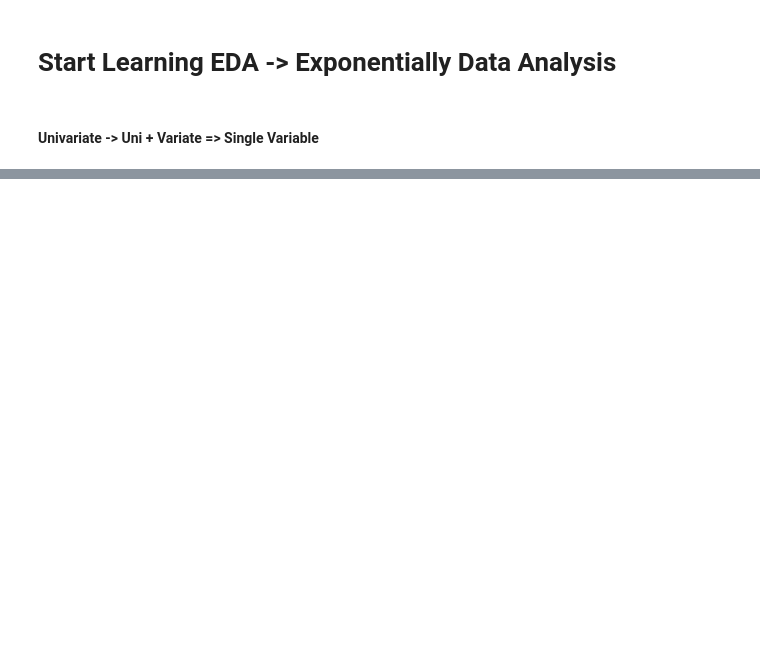
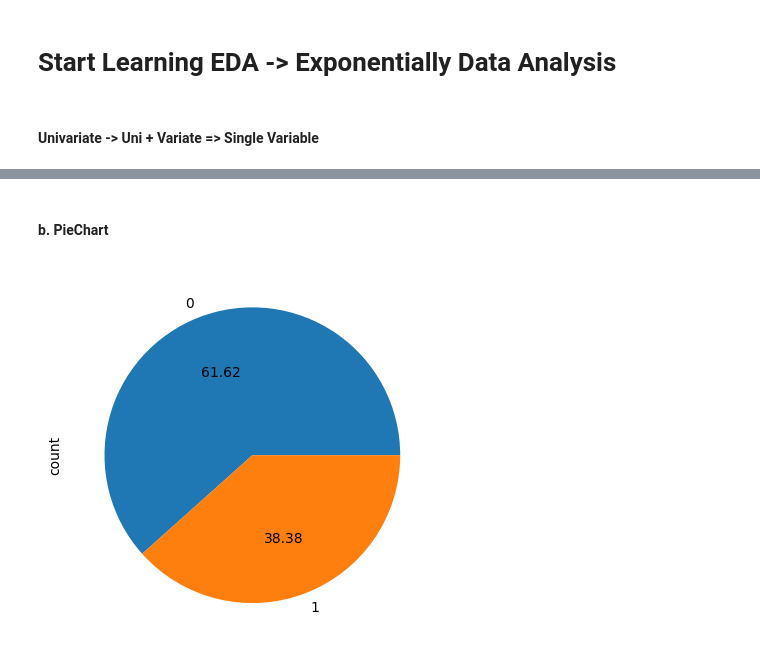
Before and after one commit to PralayeshMukherjee/Machine_Learning, a Jupyter notebook: UnderStandingData/univariateEDA.ipynb, the cells around one changed output, grey strips where cells are left out. Drawn from its saved outputs; the diff is of its cells as text; code cells hidden in the pictures; blank space fills up the shorter version.

```diff
--- a/UnderStandingData/univariateEDA.ipynb
+++ b/UnderStandingData/univariateEDA.ipynb
@@ -18,0 +37,7 @@ df.sample(5)
+# %% [markdown]
+#### b. PieChart
+# %%
+df['Survived'].value_counts().plot(kind='pie', autopct='%.2f');
+#it show the percentage of survived and not survived passengers in pie chart
+# %% [output]
+[figure, added]
```
Also changed, not shown: parts of 10 cells of this notebook.
